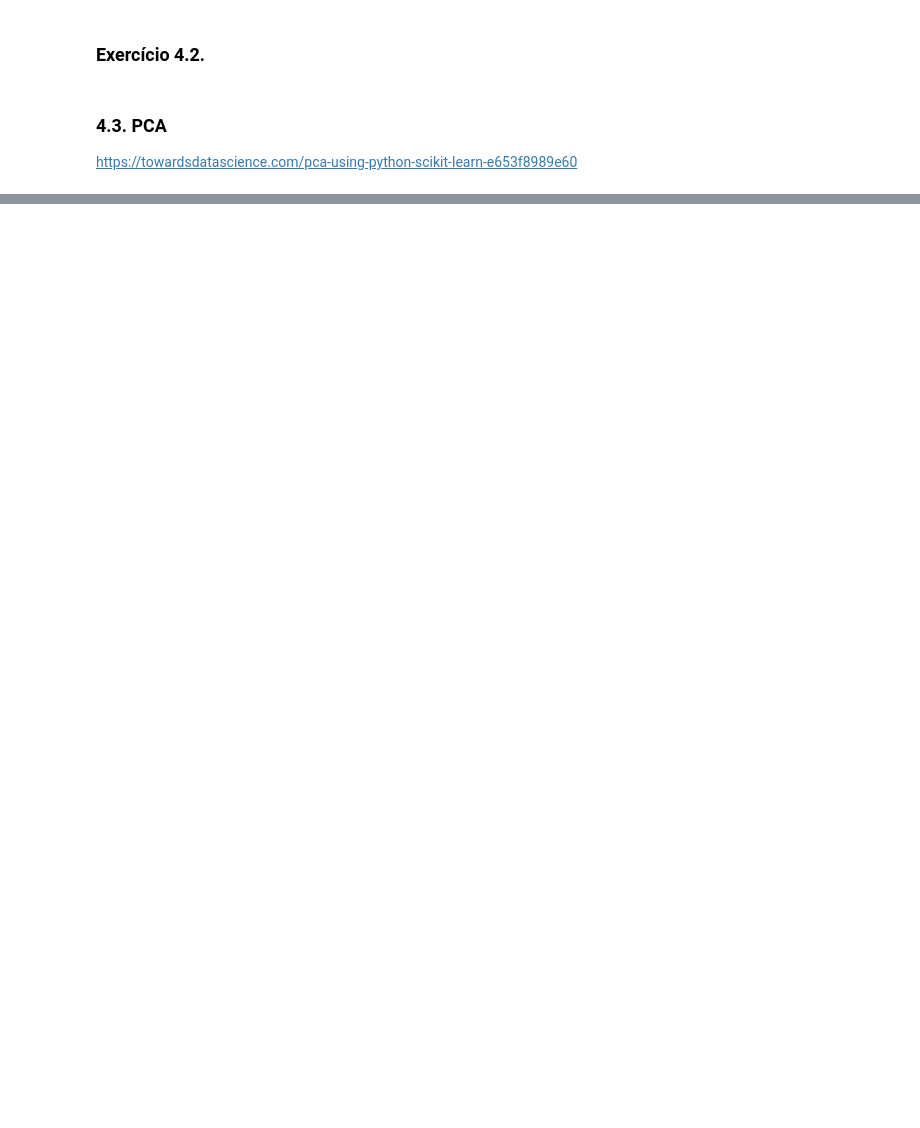
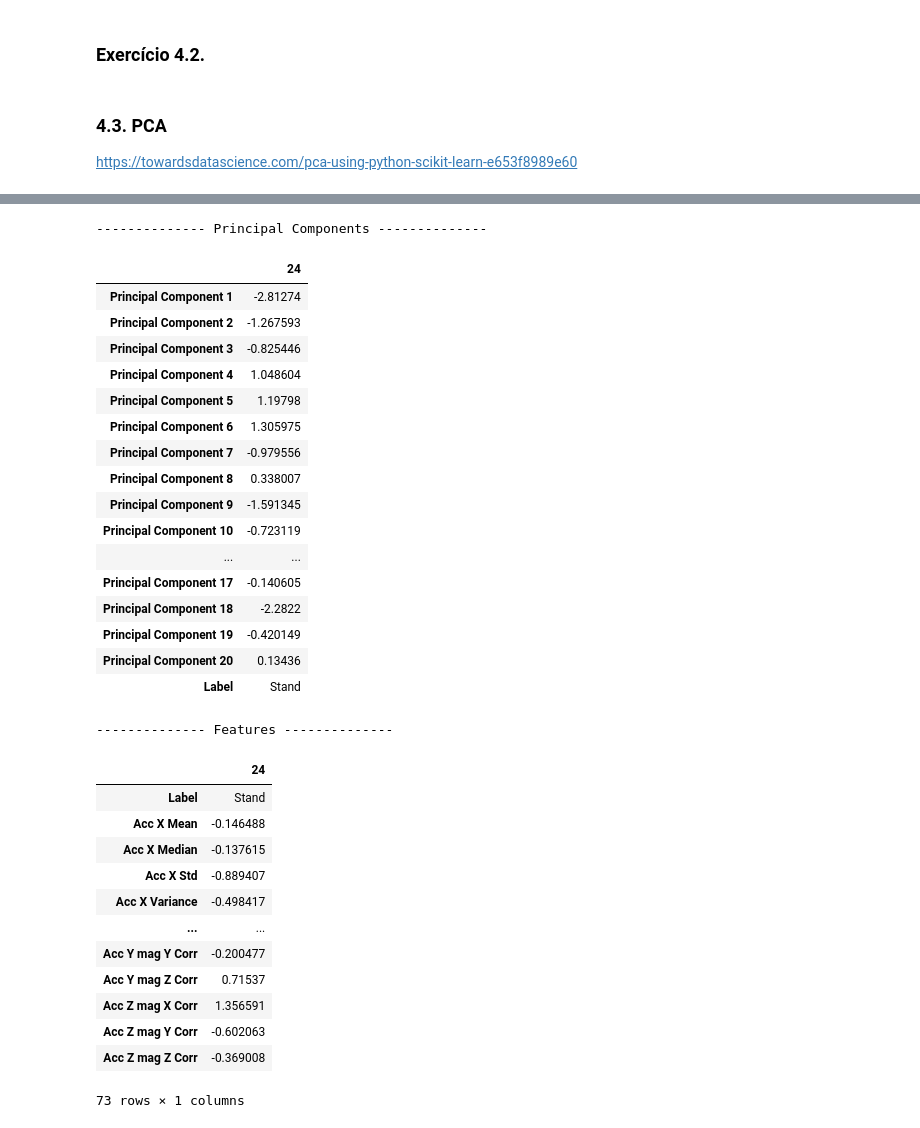
Before and after one commit to patii01/TCD-TP, a Jupyter notebook: code/mainActivity.ipynb, the cells around one changed output, grey strips where cells are left out. Saved outputs shown, nothing was run; the diff lists cells and outputs as text; code cells hidden in the pictures; blank space fills up the shorter version.

```diff
--- a/code/mainActivity.ipynb
+++ b/code/mainActivity.ipynb
@@ -1082,0 +1137,38 @@ ValueError: Input contains NaN, infinity or a value too large for dtype('float64
+# %%
+print("-------------- Principal Components --------------")
+display(pd.DataFrame(pca_acc.iloc[24]))
+print("-------------- Features --------------")
+display(pd.DataFrame(result_acc.iloc[24]))
+# %% [output]
+-------------- Principal Components --------------
+|  | 24 |
+| Principal Component 1 | -2.81274 |
+| Principal Component 2 | -1.267593 |
+| Principal Component 3 | -0.825446 |
+| Principal Component 4 | 1.048604 |
+| Principal Component 5 | 1.19798 |
+| Principal Component 6 | 1.305975 |
+| Principal Component 7 | -0.979556 |
+| Principal Component 8 | 0.338007 |
+| Principal Component 9 | -1.591345 |
+| Principal Component 10 | -0.723119 |
+| ... | ... |
+| Principal Component 17 | -0.140605 |
+| Principal Component 18 | -2.2822 |
+| Principal Component 19 | -0.420149 |
+| Principal Component 20 | 0.13436 |
+| Label | Stand |
+-------------- Features --------------
+|  | 24 |
+| Label | Stand |
+| Acc X Mean | -0.146488 |
+| Acc X Median | -0.137615 |
+| Acc X Std | -0.889407 |
+| Acc X Variance | -0.498417 |
+| ... | ... |
+| Acc Y mag Y Corr | -0.200477 |
+| Acc Y mag Z Corr | 0.71537 |
+| Acc Z mag X Corr | 1.356591 |
+| Acc Z mag Y Corr | -0.602063 |
+| Acc Z mag Z Corr | -0.369008 |
+73 rows × 1 columns
```
Also changed, not shown: parts of 17 cells of this notebook, 1 other file.
